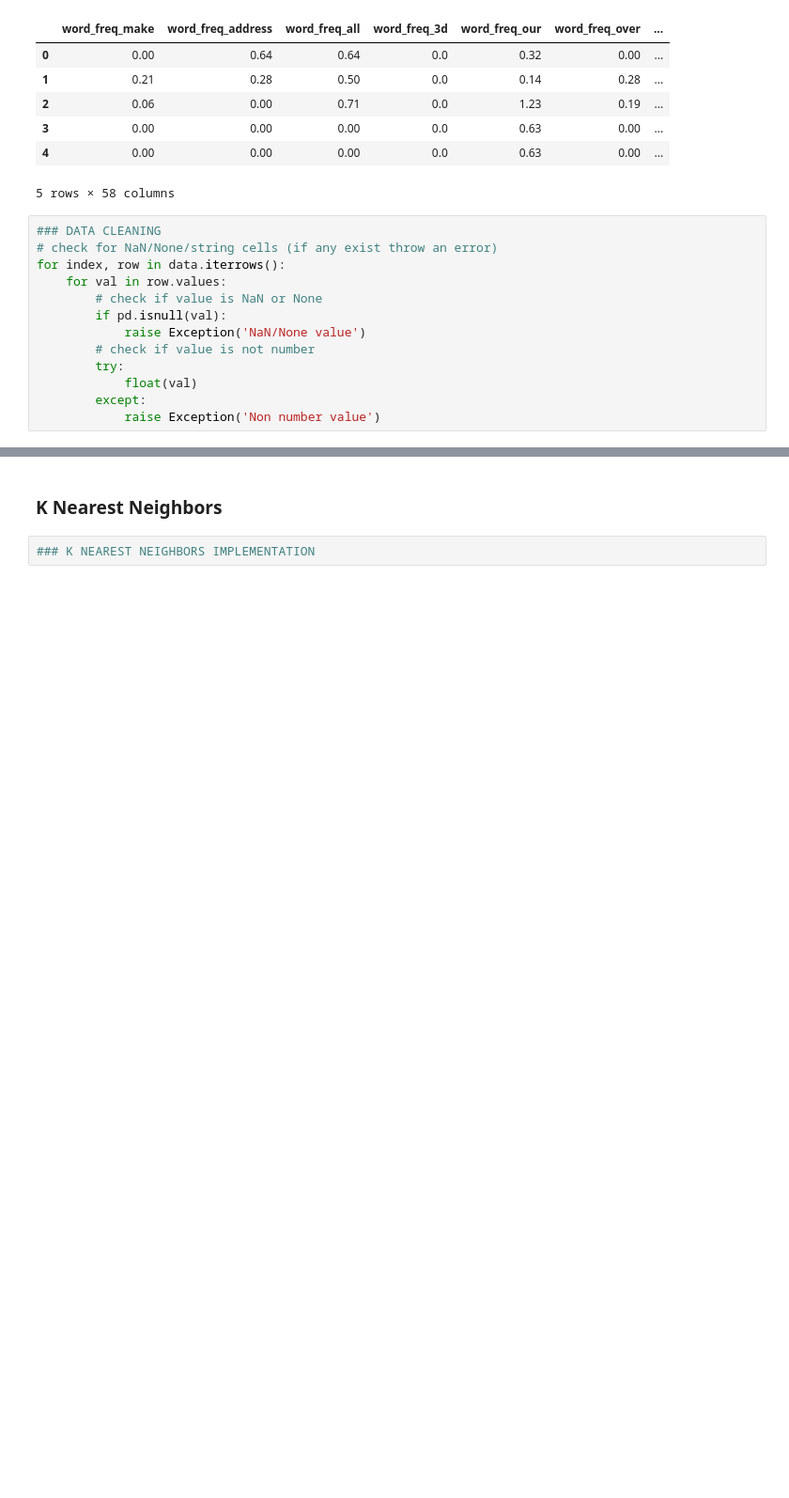
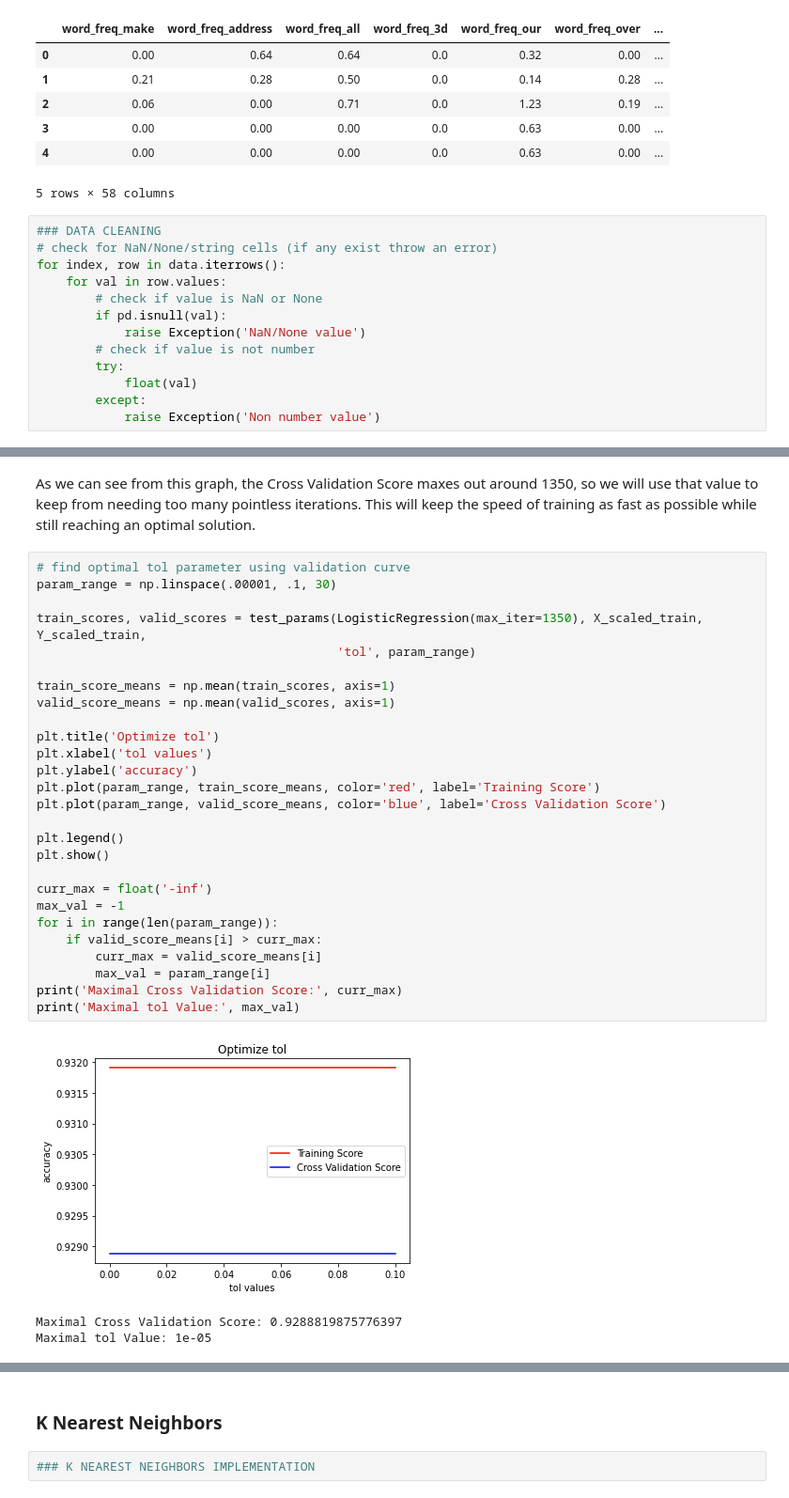
Before and after one commit to rwillett9/spam_classifier, a Jupyter notebook: spam_classifier.ipynb, the cells around one changed output, grey strips where cells are left out. Shown at 94% size. Saved outputs shown, nothing was run; the diff lists cells and outputs as text; blank space fills up the shorter version.

```diff
--- a/spam_classifier.ipynb
+++ b/spam_classifier.ipynb
@@ -74,0 +133,33 @@ From the graph above, we estimate that anything with an importance score >= 0.1
+# %% [markdown]
+As we can see from this graph, the Cross Validation Score maxes out around 1350, so we will use that value to keep from needing too many pointless iterations. This will keep the speed of training as fast as possible while still reaching an optimal solution.
+# %%
+# find optimal tol parameter using validation curve
+param_range = np.linspace(.00001, .1, 30)
+
+train_scores, valid_scores = test_params(LogisticRegression(max_iter=1350), X_scaled_train, Y_scaled_train,
+                                         'tol', param_range)
+
+train_score_means = np.mean(train_scores, axis=1)
+valid_score_means = np.mean(valid_scores, axis=1)
+
+plt.title('Optimize tol')
+plt.xlabel('tol values')
+plt.ylabel('accuracy')
+plt.plot(param_range, train_score_means, color='red', label='Training Score')
+plt.plot(param_range, valid_score_means, color='blue', label='Cross Validation Score')
+
+plt.legend()
+plt.show()
+
+curr_max = float('-inf')
+max_val = -1
+for i in range(len(param_range)):
+    if valid_score_means[i] > curr_max:
+        curr_max = valid_score_means[i]
+        max_val = param_range[i]
+print('Maximal Cross Validation Score:', curr_max)
+print('Maximal tol Value:', max_val)
+# %% [output]
+[figure, added]
+Maximal Cross Validation Score: 0.9288819875776397
+Maximal tol Value: 1e-05
```
Also changed, not shown: parts of 13 cells of this notebook.
